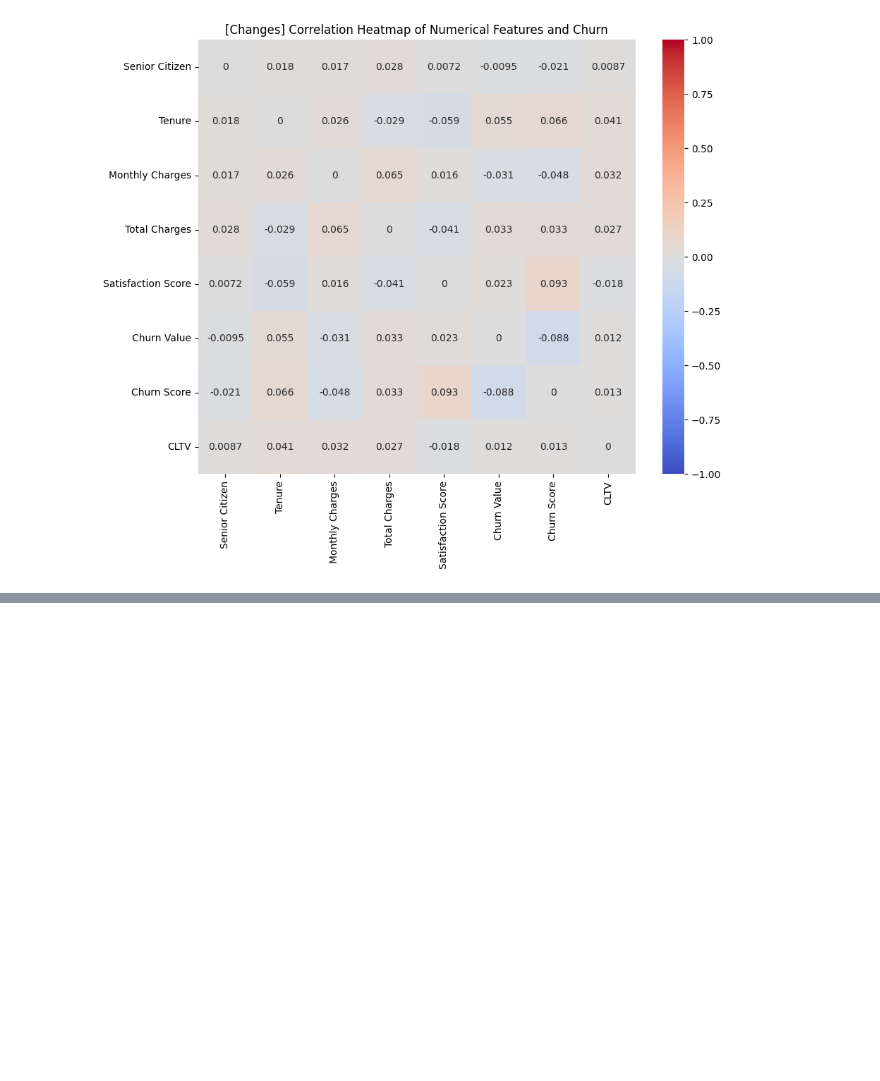
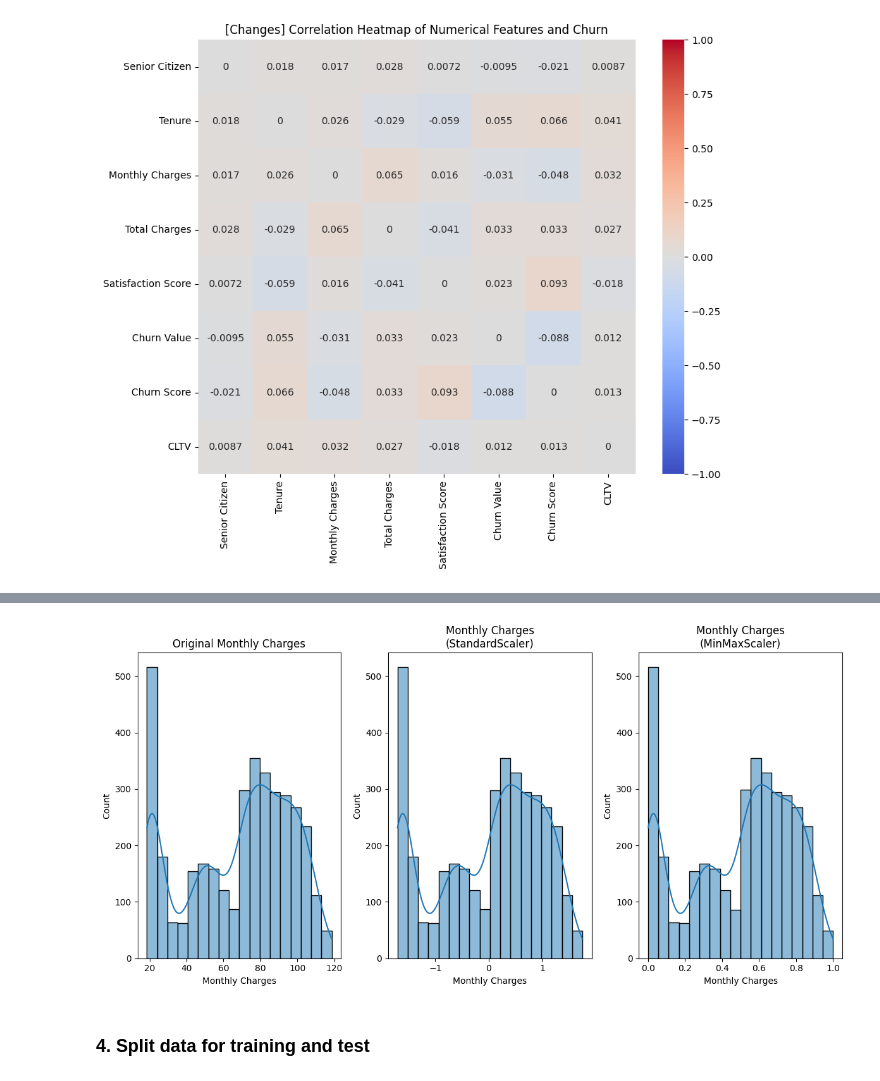
Before and after one commit to Nicoweed/Sentinel-ML, a Jupyter notebook: data_cleaner.ipynb, the cells around one changed output, grey strips where cells are left out. Drawn from its saved outputs; the diff is of its cells as text; code cells hidden in the pictures; blank space fills up the shorter version.

```diff
--- a/data_cleaner.ipynb
+++ b/data_cleaner.ipynb
@@ -532,0 +647,9 @@ Name: proportion, dtype: float64
+# %%
+from sklearn.preprocessing import StandardScaler
+
+# Z-score
+z_dataframe = one_hot_dataframe.copy()
+scaler = StandardScaler()
+z_scaled = scaler.fit_transform(z_dataframe)
+z_dataframe = pd.DataFrame(z_scaled, index=z_dataframe.index, columns=z_dataframe.columns)
+z_dataframe.head()
@@ -532,0 +663,9 @@ Name: proportion, dtype: float64
+# %%
+from sklearn.preprocessing import MinMaxScaler
+
+# Min-max scaler
+min_max_dataframe = one_hot_dataframe.copy()
+scaler = MinMaxScaler()
+min_max_scaled = scaler.fit_transform(min_max_dataframe)
+min_max_dataframe = pd.DataFrame(min_max_scaled, index=min_max_dataframe.index, columns=min_max_dataframe.columns)
+min_max_dataframe.head()
@@ -532,0 +679,19 @@ Name: proportion, dtype: float64
+# %%
+plt.figure(figsize=(12, 6))
+plt.subplot(1, 3, 1)
+sns.histplot(one_hot_dataframe['Monthly Charges'], kde=True)
+plt.title('Original Monthly Charges')
+
+plt.subplot(1, 3, 2)
+sns.histplot(z_dataframe['Monthly Charges'], kde=True)
+plt.title('Monthly Charges\n(StandardScaler)')
+
+plt.subplot(1, 3, 3)
+sns.histplot(min_max_dataframe['Monthly Charges'], kde=True)
+plt.title('Monthly Charges\n(MinMaxScaler)')
+
+plt.tight_layout()
+# %% [output]
+[figure, added]
+# %% [markdown]
+### 4. Split data for training and test
```
Also changed, not shown: parts of 35 cells of this notebook.
